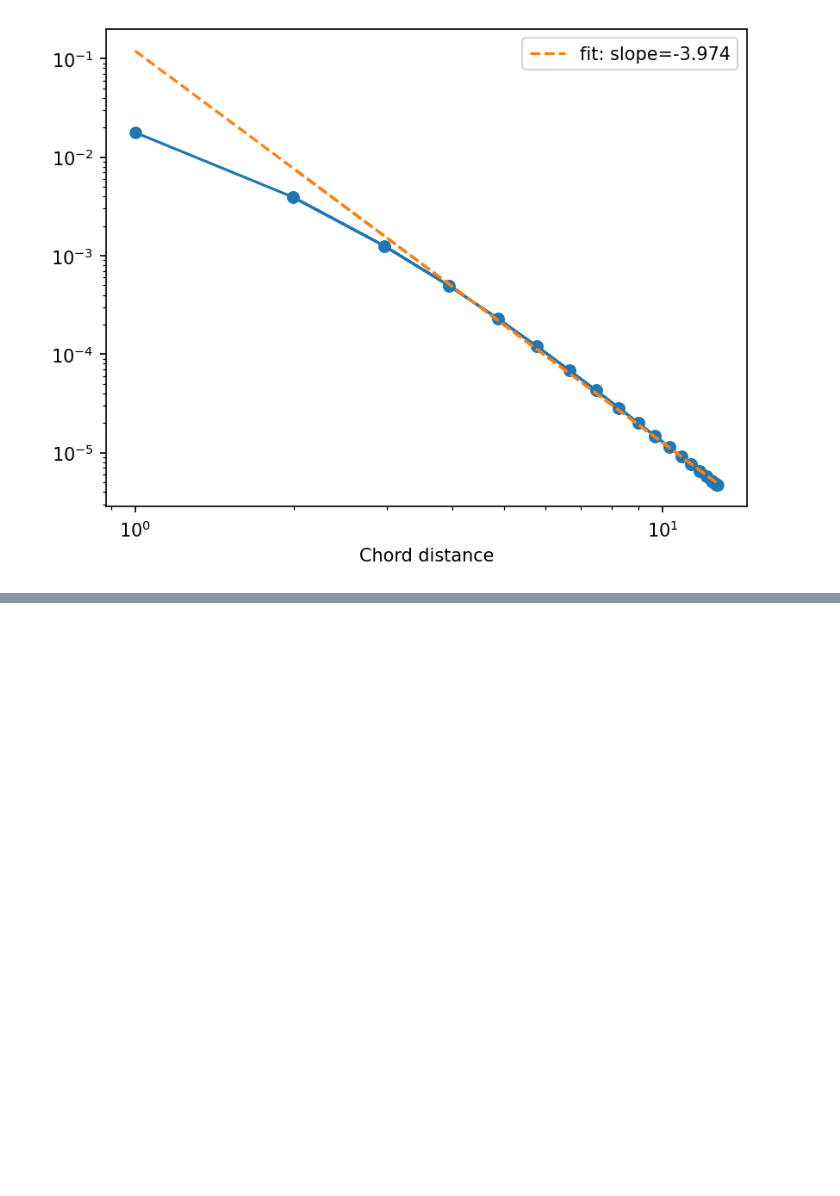
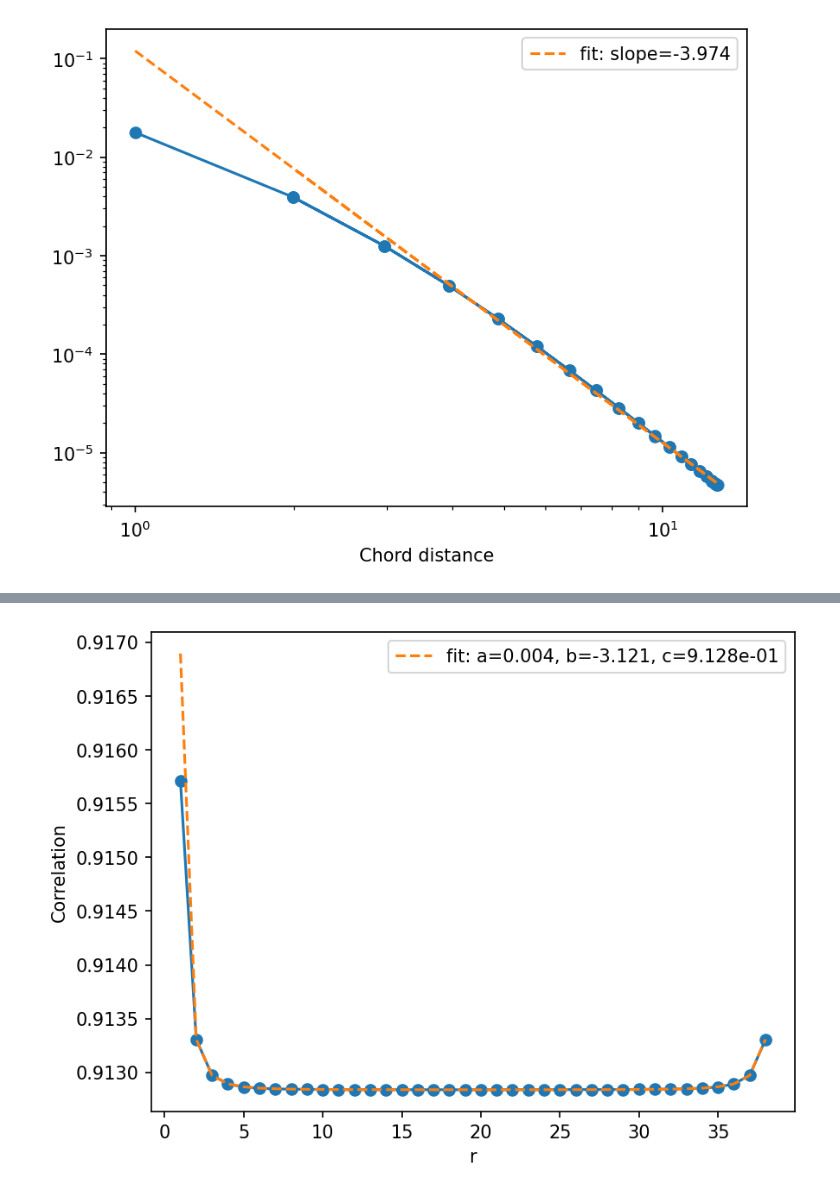
Before and after one commit to YueLiu01/MPSToolBox, a Jupyter notebook: Replica_theory.ipynb, the cells around one changed output, grey strips where cells are left out. Drawn from its saved outputs; the diff is of its cells as text; code cells hidden in the pictures; blank space fills up the shorter version.

```diff
--- a/Replica_theory.ipynb
+++ b/Replica_theory.ipynb
@@ -499,0 +530,17 @@ plt.show()
+# %%
+y = y_0
+plt.plot(x, y, 'o-')
+def my_fit_func(x, a, b, c):
+    x_chord = my.chord(x=x, L=L)
+    return a * x_chord**b + c
+fit_start = 1
+fit_end = len(x_chord) - 1
+
+popt, pcov = scipy.optimize.curve_fit(my_fit_func, x[fit_start:fit_end], y[fit_start:fit_end], p0=[1, -0.5, 0])
+plt.plot(x, my_fit_func(x, *popt), '--', label=f'fit: a={popt[0]:.3f}, b={popt[1]:.3f}, c={popt[2]:.3e}')
+plt.xlabel('r')
+plt.ylabel(r'Correlation')
+plt.legend()
+plt.show()
+# %% [output]
+[figure, added]
```
Also changed, not shown: parts of 2 cells of this notebook.
